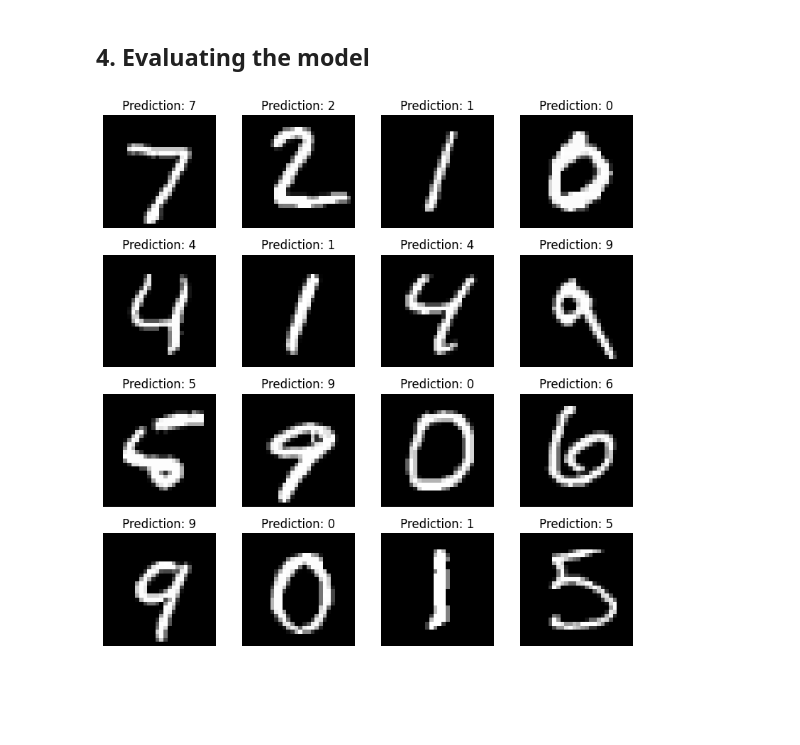
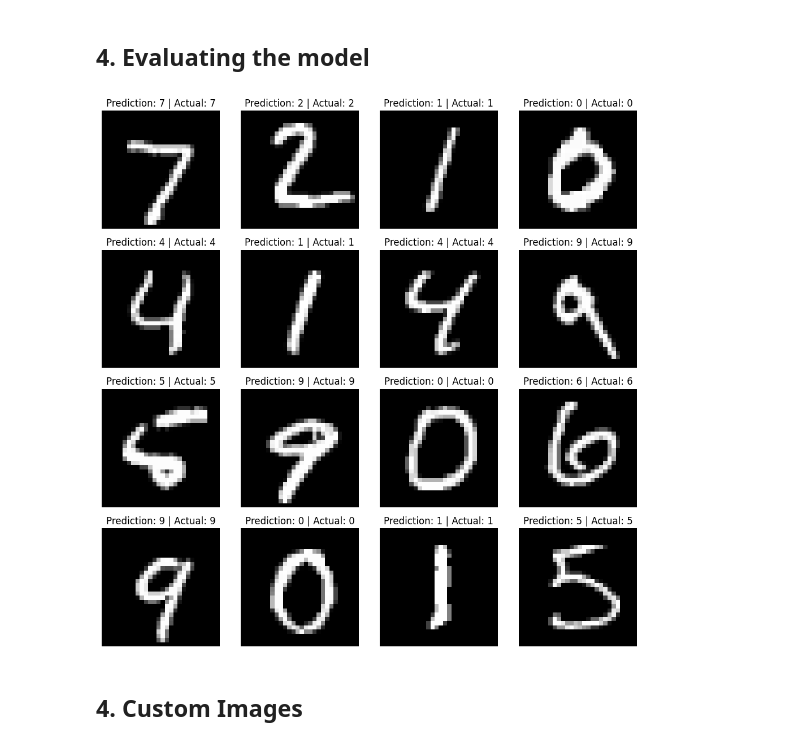
Before and after one commit to anakin-1181/machine-learning-notebook, a Jupyter notebook: Learning/cnn.ipynb, the cells around one changed output. Drawn from its saved outputs; the diff is of its cells as text; code cells hidden in the pictures; blank space fills up the shorter version.

```diff
--- a/Learning/cnn.ipynb
+++ b/Learning/cnn.ipynb
@@ -215,12 +215,14 @@ def plot_pred(ax,idx):
     with torch.no_grad():
         logits = model(test_imgs[idx].unsqueeze(0))
     pred = logits.argmax(dim=1).item()
-    ax.set_title(f"Prediction: {pred}")
+    ax.set_title(f"Prediction: {pred} | Actual: {full_test_labels[idx]}")
     ax.axis("off")
 # %%
-fig, ax = plt.subplots(4,4, figsize=(8,8))
+fig, ax = plt.subplots(4,4, figsize=(10,10))
 for i, ax in enumerate(ax.flat):
     plot_pred(ax, i)
 plt.tight_layout()
 # %% [output]
-[figure, old version]
+[figure, new version]
+# %% [markdown]
+## 4. Custom Images
```
Also changed, not shown: parts of 5 cells of this notebook, 8 other files.
